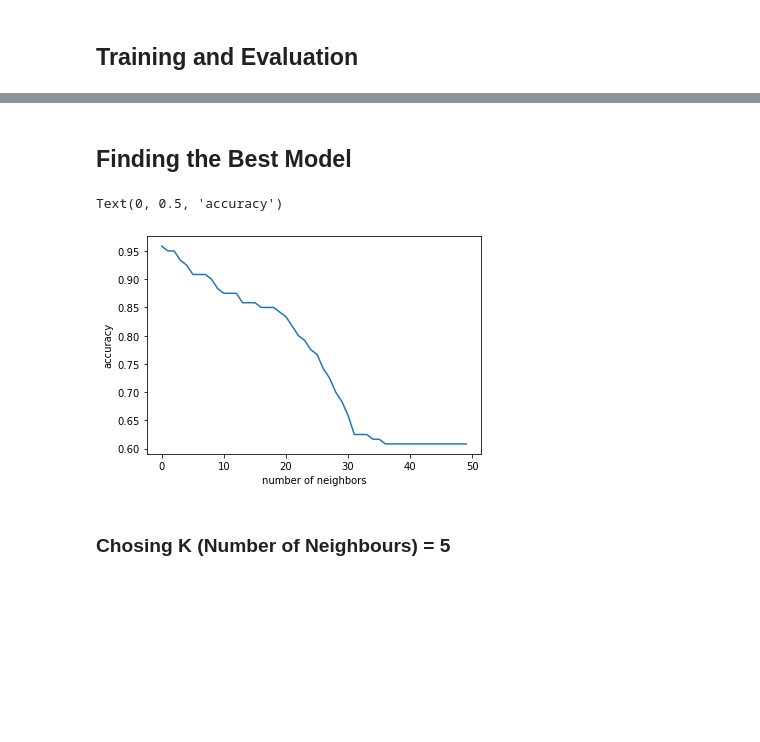
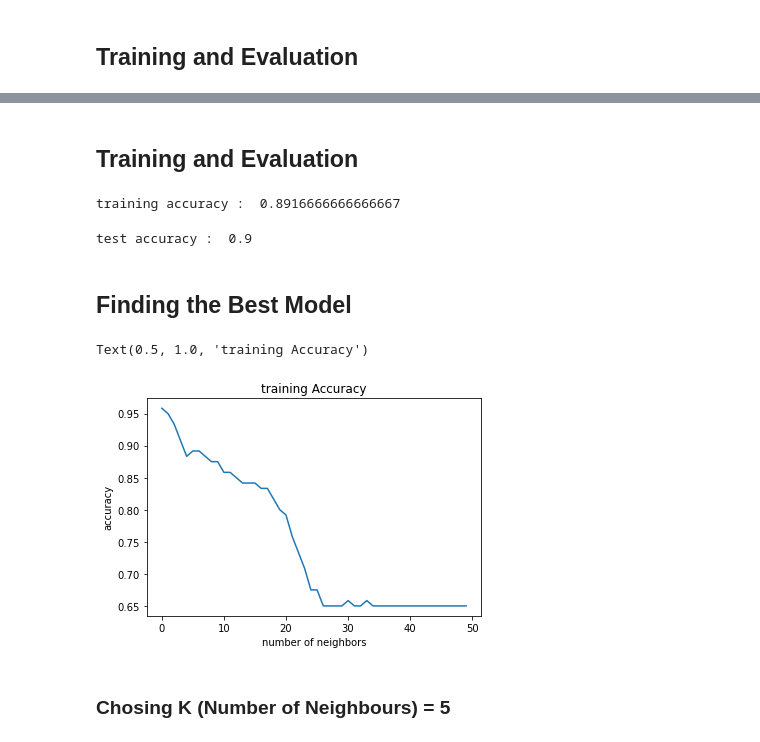
Before and after one commit to Suraj1199/DLfromScratch, a Jupyter notebook: K_Nearest_Neighbors.ipynb, the cells around one changed output, grey strips where cells are left out. Drawn from its saved outputs; the diff is of its cells as text; code cells hidden in the pictures; blank space fills up the shorter version.

```diff
--- a/K_Nearest_Neighbors.ipynb
+++ b/K_Nearest_Neighbors.ipynb
@@ -86,0 +131,11 @@ testing accuracy :  1.0
+# %%
+accuracy_per_k = []
+for k in range(1, 51):
+    model = KNNeighborsClassifier(n_neighbors=k)
+    model.fit(X_train, y_train)
+    train_acc = model.evaluate(X_train, y_train)
+    accuracy_per_k.append(train_acc)
+plt.plot(accuracy_per_k)
+plt.xlabel('number of neighbors')
+plt.ylabel('accuracy')
+plt.title('Training Accuracy')
@@ -87,18 +197,35 @@ testing accuracy :  1.0
+# %% [markdown]
+## Training and Evaluation
+# %%
+model = KNNeighborsClassifier()
+# %%
+model.fit(X_train, y_train)
+# %%
+train_acc = model.evaluate(X_train, y_train)
+print('training accuracy : ', train_acc)
+# %% [output]
+training accuracy :  0.8916666666666667
+# %%
+test_acc = model.evaluate(X_test, y_test)
+print('test accuracy : ', test_acc)
+# %% [output]
+test accuracy :  0.9
 # %% [markdown]
 ## Finding the Best Model
 # %%
 accuracy_per_k = []
 for k in range(1, 51):
     model = KNNeighborsClassifier(n_neighbors=k)
     model.fit(X_train, y_train)
     train_acc = model.evaluate(X_train, y_train)
     accuracy_per_k.append(train_acc)
 plt.plot(accuracy_per_k)
 plt.xlabel('number of neighbors')
 plt.ylabel('accuracy')
+plt.title('training Accuracy')
 # %% [output]
-Text(0, 0.5, 'accuracy')
+Text(0.5, 1.0, 'training Accuracy')
-[figure, old version]
+[figure, new version]
 # %% [markdown]
 ### Chosing K (Number of Neighbours) = 5
 # %%
```
Also changed, not shown: parts of 32 cells of this notebook.
